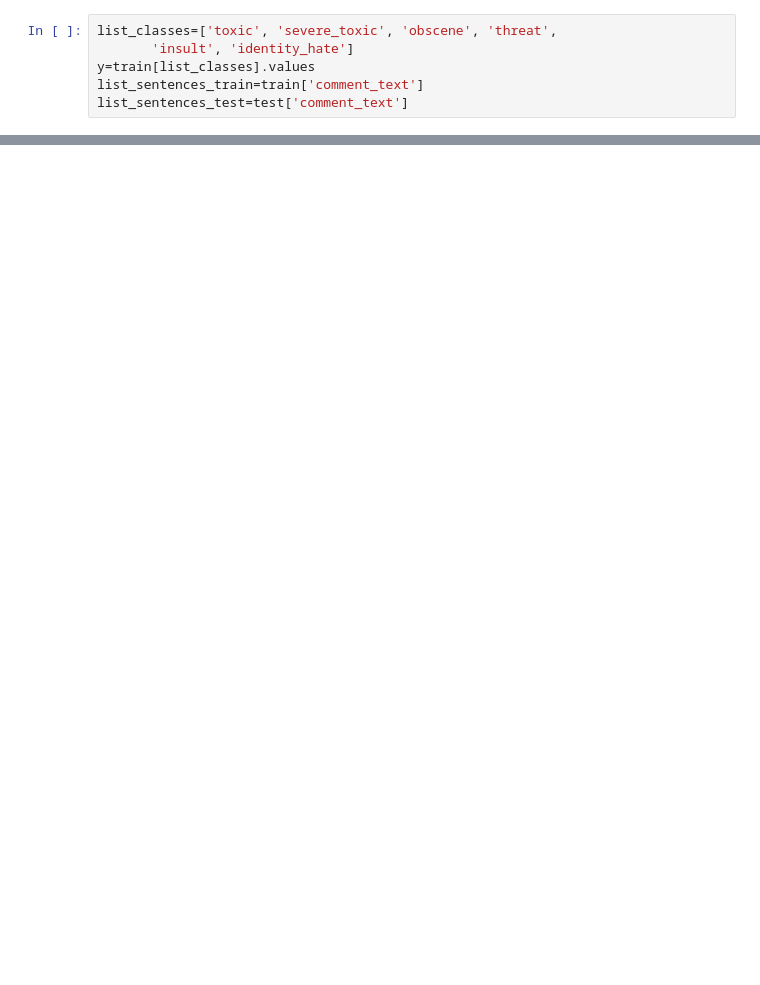
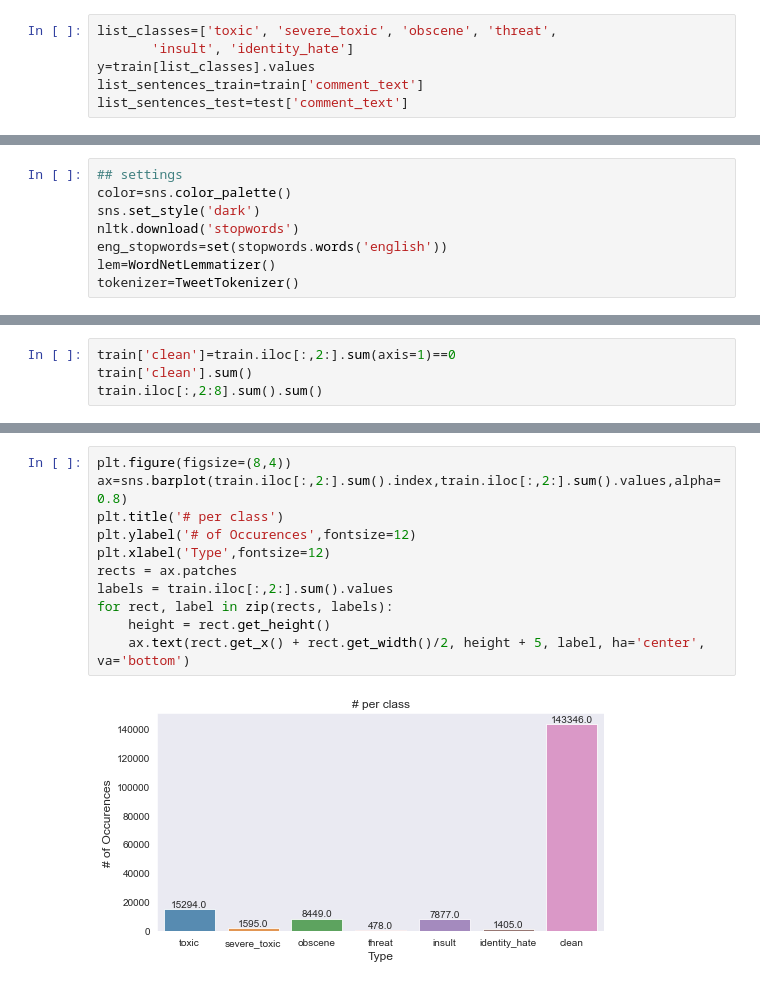
Before and after one commit to Teake1404/Shuqing-Ke-s-Python-Code-Projects, a Jupyter notebook: toxic_comments.ipynb, the cells around one changed output, grey strips where cells are left out. Cells and saved outputs as stored; diff of their text form; blank space fills up the shorter version.

```diff
--- a/toxic_comments.ipynb
+++ b/toxic_comments.ipynb
@@ -41,0 +143,8 @@ list_tokenized_test=tokenizer.texts_to_sequences(list_sentences_test)
+# %%
+## settings
+color=sns.color_palette()
+sns.set_style('dark')
+nltk.download('stopwords')
+eng_stopwords=set(stopwords.words('english'))
+lem=WordNetLemmatizer()
+tokenizer=TweetTokenizer()
@@ -41,0 +155,4 @@ list_tokenized_test=tokenizer.texts_to_sequences(list_sentences_test)
+# %%
+train['clean']=train.iloc[:,2:].sum(axis=1)==0
+train['clean'].sum()
+train.iloc[:,2:8].sum().sum()
@@ -41,0 +169,13 @@ list_tokenized_test=tokenizer.texts_to_sequences(list_sentences_test)
+# %%
+plt.figure(figsize=(8,4))
+ax=sns.barplot(train.iloc[:,2:].sum().index,train.iloc[:,2:].sum().values,alpha=0.8)
+plt.title('# per class')
+plt.ylabel('# of Occurences',fontsize=12)
+plt.xlabel('Type',fontsize=12)
+rects = ax.patches
+labels = train.iloc[:,2:].sum().values
+for rect, label in zip(rects, labels):
+    height = rect.get_height()
+    ax.text(rect.get_x() + rect.get_width()/2, height + 5, label, ha='center', va='bottom')
+# %% [output]
+[figure, added]
```
Also changed, not shown: parts of 63 cells of this notebook.
